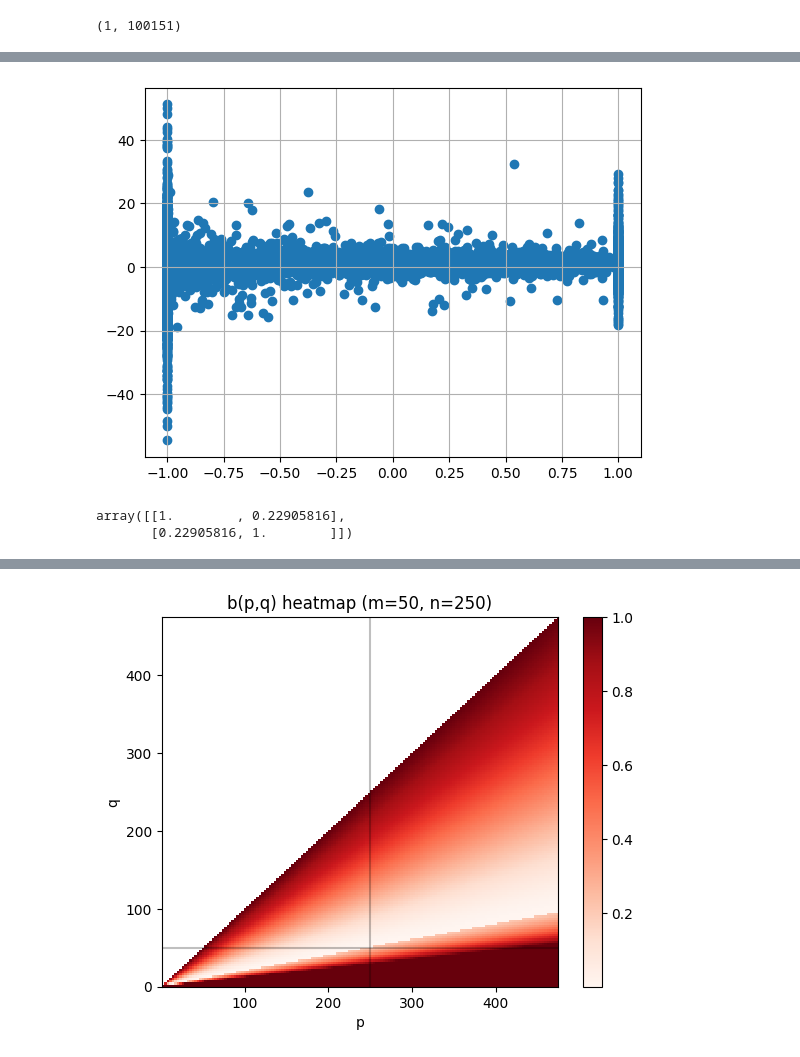
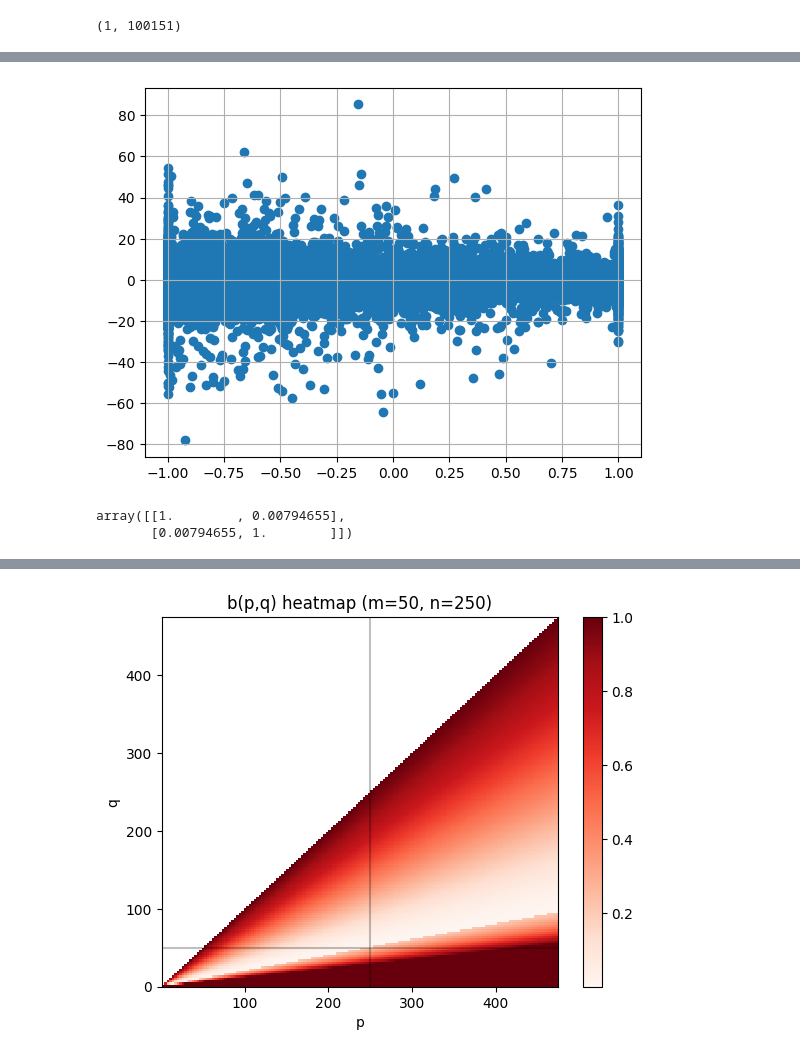
Before and after one commit to Logan-Kelsch/Structural_Regression, a Jupyter notebook: src/dev.ipynb, the cells around one changed output, grey strips where cells are left out. Drawn from its saved outputs; the diff is of its cells as text; code cells hidden in the pictures.

```diff
--- a/src/dev.ipynb
+++ b/src/dev.ipynb
@@ -804,9 +902,9 @@ score tanh:     0.551197
 # %%
-plt.scatter(X._X_inst[:,15],re)
+plt.scatter(X._X_inst[:,7],re)
 plt.grid()
 plt.show()
-np.corrcoef(X._X_inst[:,15],re)
+np.corrcoef(X._X_inst[:,7],re)
 # %% [output]
-[figure, old version]
+[figure, new version]
-array([[1.        , 0.22905816],
-       [0.22905816, 1.        ]])
+array([[1.        , 0.00794655],
+       [0.00794655, 1.        ]])
```
Also changed, not shown: parts of 22 cells of this notebook, 8 other files.
